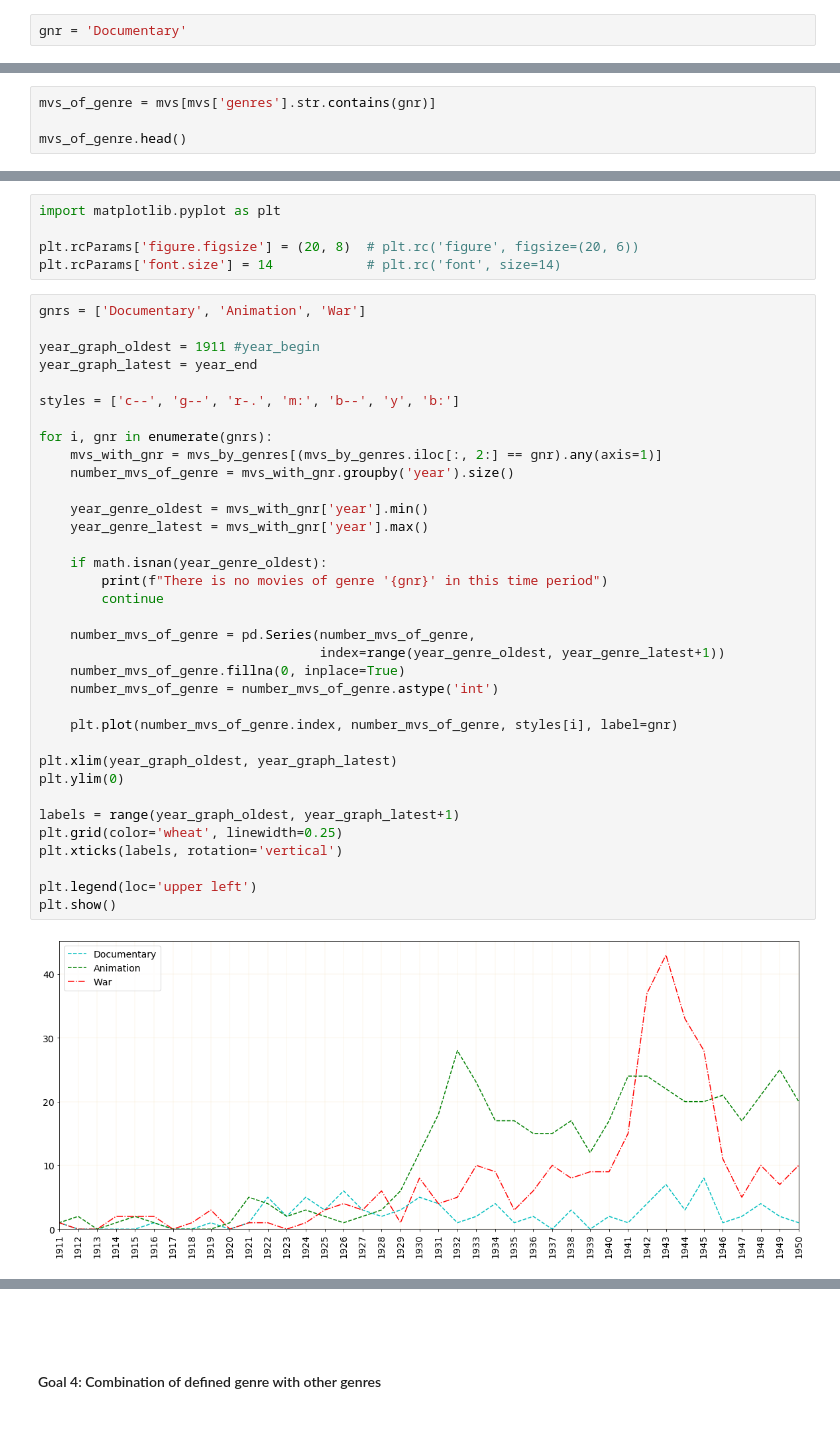
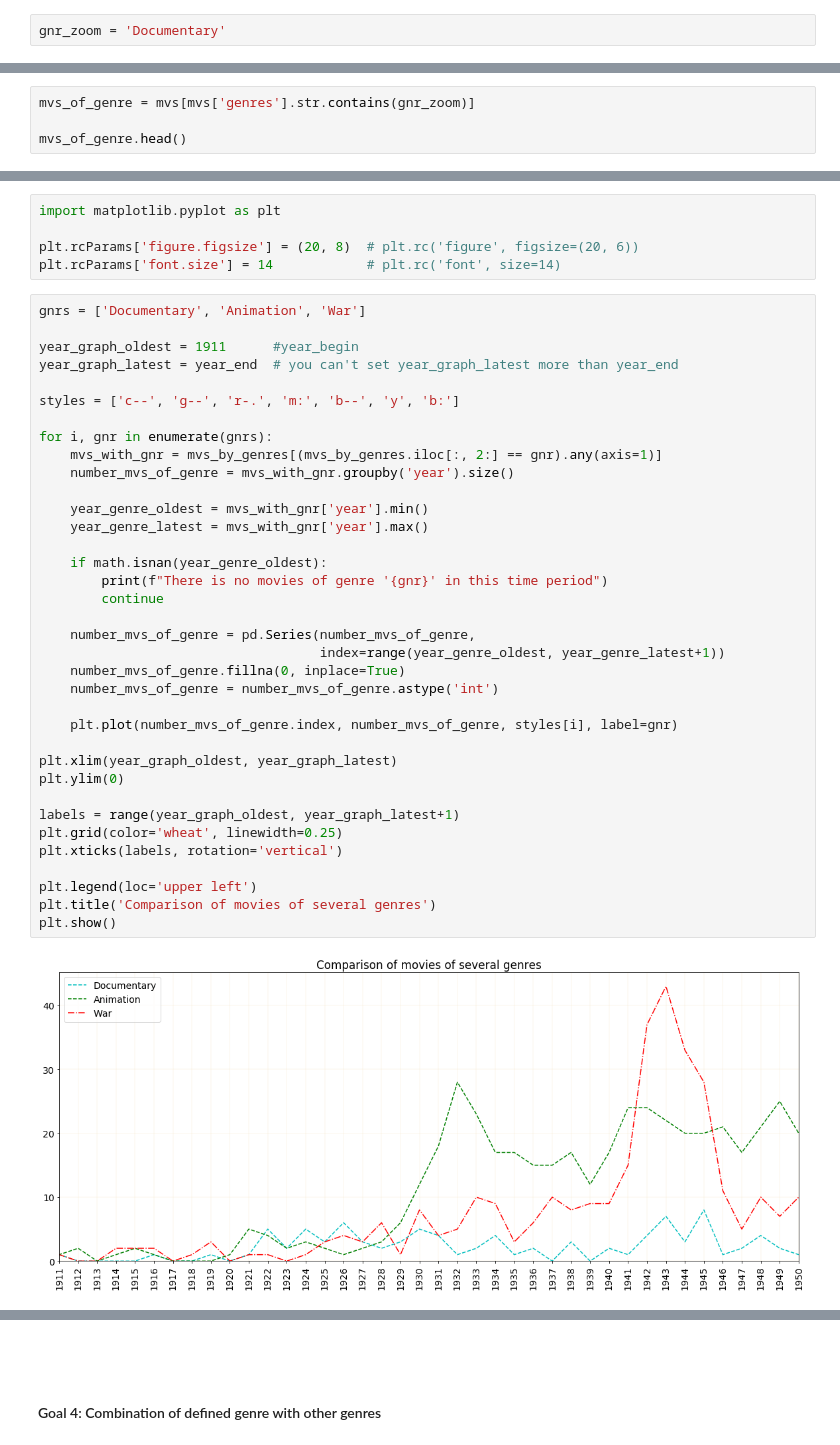
Before and after one commit to Lady3mlnm/analysis_of_different_data, a Jupyter notebook: mini-project_early_movies_(improved).ipynb, the cells around one changed output, grey strips where cells are left out. Drawn from its saved outputs; the diff is of its cells as text.

```diff
--- a/mini-project_early_movies_(improved).ipynb
+++ b/mini-project_early_movies_(improved).ipynb
@@ -459,11 +463,11 @@ number_genres.plot(kind='bar', figsize=(20, 6), fontsize = 16, zorder=10) \
 
 #### Goal 3: Movies of definite genre per year
 # %%
-gnr = 'Documentary'
+gnr_zoom = 'Documentary'
 # %% [markdown]
 Select movies that contain defined genre in the column 'genres'
 # %%
-mvs_of_genre = mvs[mvs['genres'].str.contains(gnr)]
+mvs_of_genre = mvs[mvs['genres'].str.contains(gnr_zoom)]
 
 mvs_of_genre.head()
 # %% [output]
@@ -551,37 +555,38 @@ plt.rcParams['font.size'] = 14            # plt.rc('font', size=14)
 # %%
 gnrs = ['Documentary', 'Animation', 'War']
 
-year_graph_oldest = 1911 #year_begin
-year_graph_latest = year_end
+year_graph_oldest = 1911      #year_begin
+year_graph_latest = year_end  # you can't set year_graph_latest more than year_end
 
 styles = ['c--', 'g--', 'r-.', 'm:', 'b--', 'y', 'b:']
 
 for i, gnr in enumerate(gnrs):
     mvs_with_gnr = mvs_by_genres[(mvs_by_genres.iloc[:, 2:] == gnr).any(axis=1)]
     number_mvs_of_genre = mvs_with_gnr.groupby('year').size()
 
     year_genre_oldest = mvs_with_gnr['year'].min()
     year_genre_latest = mvs_with_gnr['year'].max()
 
     if math.isnan(year_genre_oldest):
         print(f"There is no movies of genre '{gnr}' in this time period")
         continue
 
     number_mvs_of_genre = pd.Series(number_mvs_of_genre,
                                     index=range(year_genre_oldest, year_genre_latest+1))
     number_mvs_of_genre.fillna(0, inplace=True)
     number_mvs_of_genre = number_mvs_of_genre.astype('int')
 
     plt.plot(number_mvs_of_genre.index, number_mvs_of_genre, styles[i], label=gnr)
 
 plt.xlim(year_graph_oldest, year_graph_latest)
 plt.ylim(0)
 
 labels = range(year_graph_oldest, year_graph_latest+1)
 plt.grid(color='wheat', linewidth=0.25)
 plt.xticks(labels, rotation='vertical')
 
 plt.legend(loc='upper left')
+plt.title('Comparison of movies of several genres')
 plt.show()
 # %% [output]
-[figure, old version]
+[figure, new version]
```
Also changed, not shown: parts of 15 cells of this notebook.
